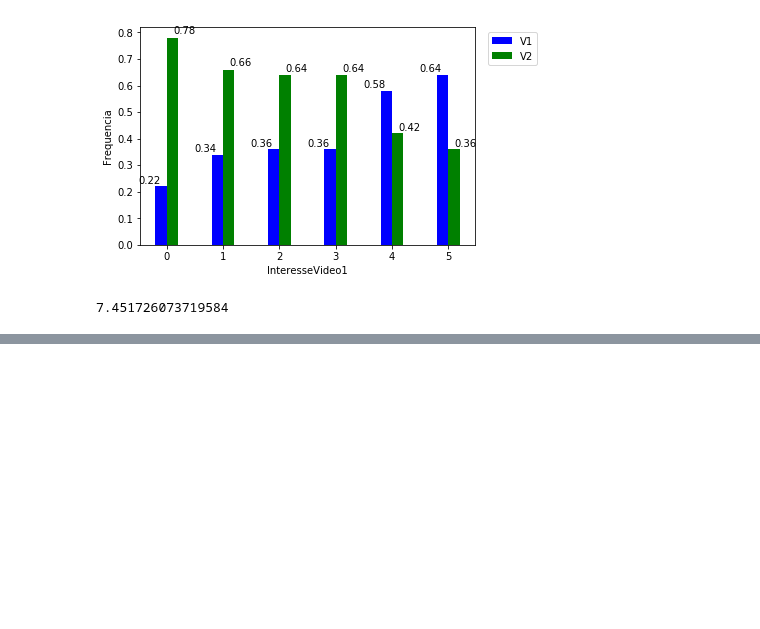
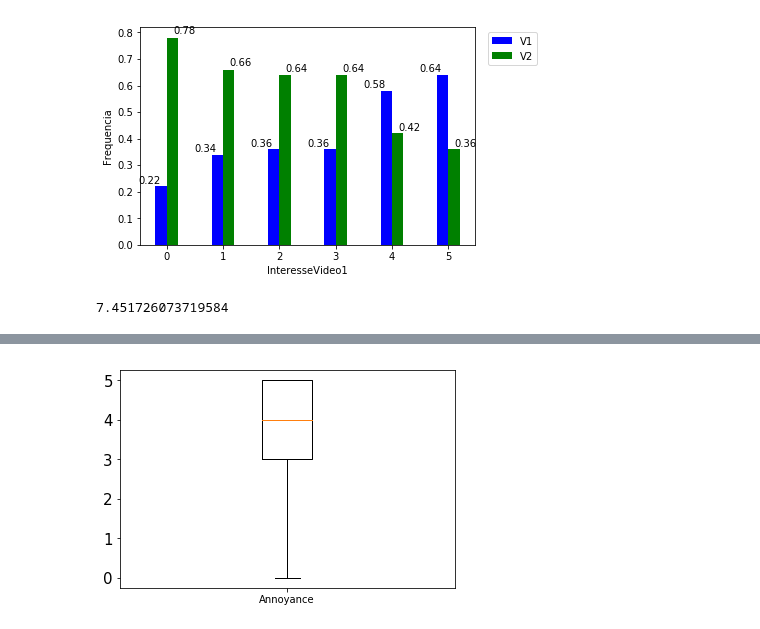
Before and after one commit to mateussnogs/analise_qose_2, a Jupyter notebook: estatísticas.ipynb, the cells around one changed output, grey strips where cells are left out. Cells and saved outputs as stored; diff of their text form; code cells hidden in the pictures; blank space fills up the shorter version.

```diff
--- a/estatísticas.ipynb
+++ b/estatísticas.ipynb
@@ -153,0 +229,12 @@ T
+# %%
+fig, ax = plt.subplots(figsize=(6, 4))
+
+plt.yticks(fontsize=15)
+# ax.set_xlabel("Annoyance")
+
+ax.boxplot(feedbacks_stress['incomodo'])
+ax.set_xticklabels(['Annoyance'])
+plt.savefig("boxplot_annoyance_1909")
+plt.show()
+# %% [output]
+[figure, added]
```
Also changed, not shown: parts of 6 cells of this notebook, 1 other file.
